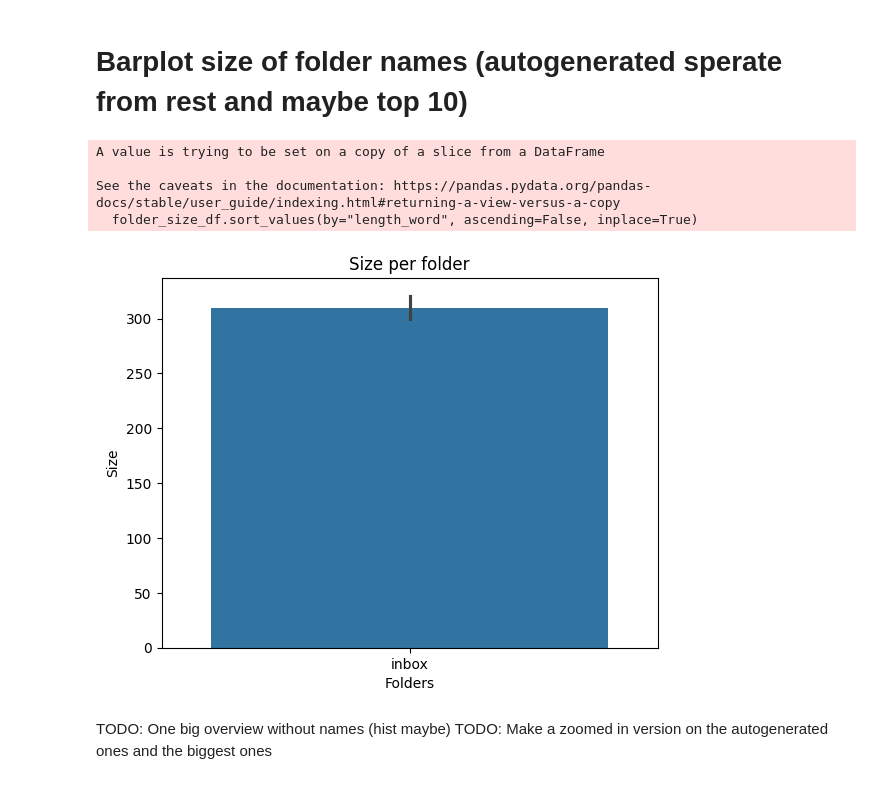
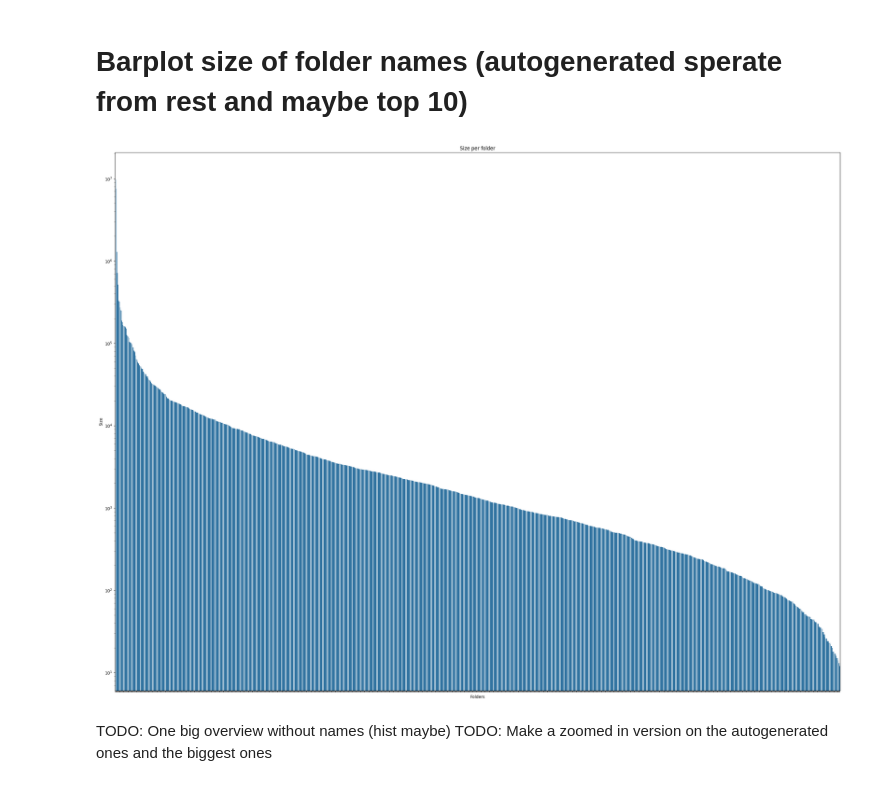
Before and after one commit to daszo/bep, a Jupyter notebook: code/create_plots.ipynb, the cells around one changed output. Drawn from its saved outputs; the diff is of its cells as text; code cells hidden in the pictures.

```diff
--- a/code/create_plots.ipynb
+++ b/code/create_plots.ipynb
@@ -24,6 +24,7 @@ if experiment:
     sql_query = "SELECT * FROM v_ExpMessages"
 else:
     sql_query = "SELECT * FROM v_CleanMessages"
+    df_no_folders = pd.read_sql_query("SELECT * FROM v_DroppedFolders", conn)
 
 # 2. Use pd.read_sql_query to execute and fetch data
 df = pd.read_sql_query(sql_query, conn)
@@ -34,0 +34,18 @@ print()
+# %%
+if not experiment:
+    print('yes')
+    # 2. Define file path
+    filepath = os.path.join(SAVE_DIR_TBLS, f"general_stats.tex")
+
+    total = df.shape[0]
+    total_folders = df_no_folders.shape[0]
+
+    # 3. Write LaTeX commands to the file
+    # We use :.0f for integers (like min/max) and :.2f for floats (like mean)
+    # The 'r' before the string (rf"...") handles backslashes
+    with open(filepath, 'w') as f:
+        print(f"Writing stats for 'general stats' to {filepath}...")
+        # Using \newcommand instead of \def is safer as it checks for existence
+        # We add a comma to the formatted integer values
+        f.write(rf"\newcommand{{\NoFolderLength}}{{{total_folders:,.0f}}}" + "\n")
+        f.write(rf"\newcommand{{\GeneralLength}}{{{total:,.0f}}}" + "\n")
@@ -213,28 +212,43 @@ Successfully wrote tbls/word_stats.tex
 # %% [markdown]
 # Barplot size of folder names (autogenerated sperate from rest and maybe top 10)
 # %%
-folder_size_df = df[['folder', 'length_word']]
+# folder_size_df = df[['folder', 'length_word']]
+# folder_size_df.sort_values(by="length_word", ascending=False, inplace=True)
+
+folder_size_df = df.groupby('folder')['length_word'].sum().reset_index()
 folder_size_df.sort_values(by="length_word", ascending=False, inplace=True)
-# %% [output]
-A value is trying to be set on a copy of a slice from a DataFrame
-
-See the caveats in the documentation: https://pandas.pydata.org/pandas-docs/stable/user_guide/indexing.html#returning-a-view-versus-a-copy
-  folder_size_df.sort_values(by="length_word", ascending=False, inplace=True)
 # %%
 def barplot(data: np.array, names: np.array):
-    plt.figure()
-    sns.barplot(x=names, y=data)
+
+    combined_ratio = 4
+    labelsize_ratio = 1/8
+
+    width_ratio = combined_ratio
+    height_ratio = combined_ratio
+
+    plt.figure(figsize=(6.4 * width_ratio, 4.8 * height_ratio))
+    ax = sns.barplot(x=names, y=data)
+    ax.set_xticklabels([])
+    # sns.barplot(y=data)
 
     plt.title('Size per folder')
+
+    plt.yscale('log')
+    plt.xticks(rotation=90)
+    plt.rc('xtick', labelsize=10 * labelsize_ratio)
+
     plt.xlabel('Folders')
     plt.ylabel('Size')
+
+
+    plt.tight_layout()
     plt.savefig(f'{SAVE_DIR}folder_size_barplot.png')
     plt.show()
     plt.close()
 
 barplot(folder_size_df['length_word'].to_numpy(), folder_size_df['folder'].to_numpy())
 # %% [output]
-[figure, old version]
+[figure, new version]
 # %% [markdown]
 TODO: One big overview without names (hist maybe)
 TODO: Make a zoomed in version on the autogenerated ones and the biggest ones
```
Also changed, not shown: parts of 9 cells of this notebook, 3 other files.
